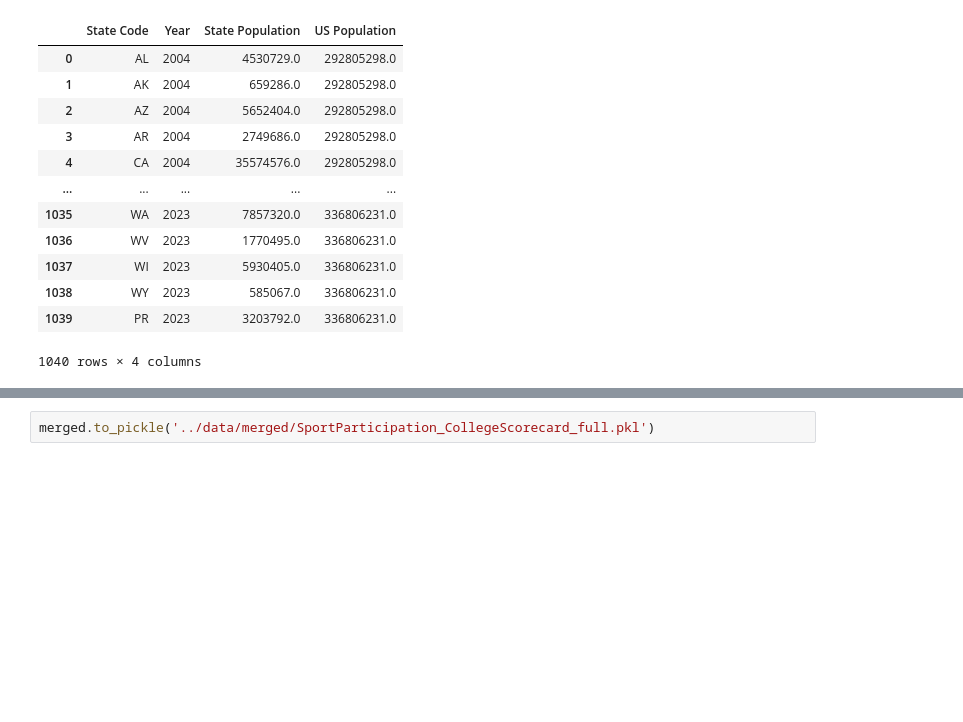
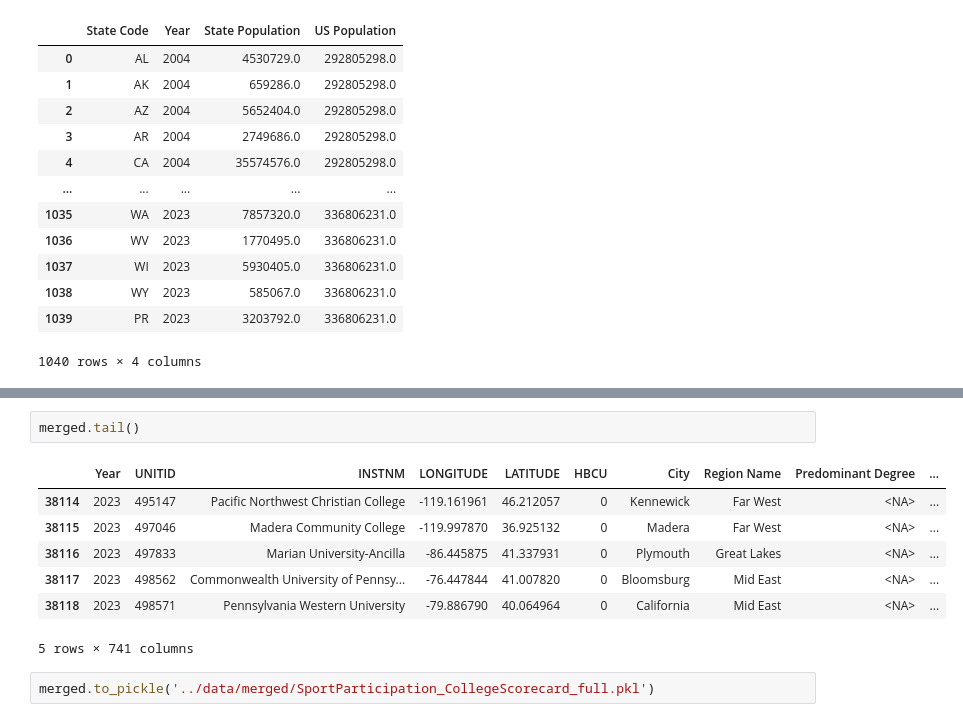
Before and after one commit to jmartinez99-gt/CSE6242-Fall2025-Team42, a Jupyter notebook: merging/merge_all.ipynb, the cells around one changed output, grey strips where cells are left out. Cells and saved outputs as stored; diff of their text form; blank space fills up the shorter version.

```diff
--- a/merging/merge_all.ipynb
+++ b/merging/merge_all.ipynb
@@ -89,2 +89,12 @@ merged
+# %%
+merged.tail()
+# %% [output]
+|  | Year | UNITID | INSTNM | LONGITUDE | LATITUDE | HBCU | City | Region Name | Predominant Degree | ... |
+| 38114 | 2023 | 495147 | Pacific Northwest Christian College | -119.161961 | 46.212057 | 0 | Kennewick | Far West | <NA> | ... |
+| 38115 | 2023 | 497046 | Madera Community College | -119.997870 | 36.925132 | 0 | Madera | Far West | <NA> | ... |
+| 38116 | 2023 | 497833 | Marian University-Ancilla | -86.445875 | 41.337931 | 0 | Plymouth | Great Lakes | <NA> | ... |
+| 38117 | 2023 | 498562 | Commonwealth University of Pennsy... | -76.447844 | 41.007820 | 0 | Bloomsburg | Mid East | <NA> | ... |
+| 38118 | 2023 | 498571 | Pennsylvania Western University | -79.886790 | 40.064964 | 0 | California | Mid East | <NA> | ... |
+5 rows × 741 columns
 # %%
 merged.to_pickle('../data/merged/SportParticipation_CollegeScorecard_full.pkl')
```
Also changed, not shown: parts of 3 cells of this notebook, 4 other files.
